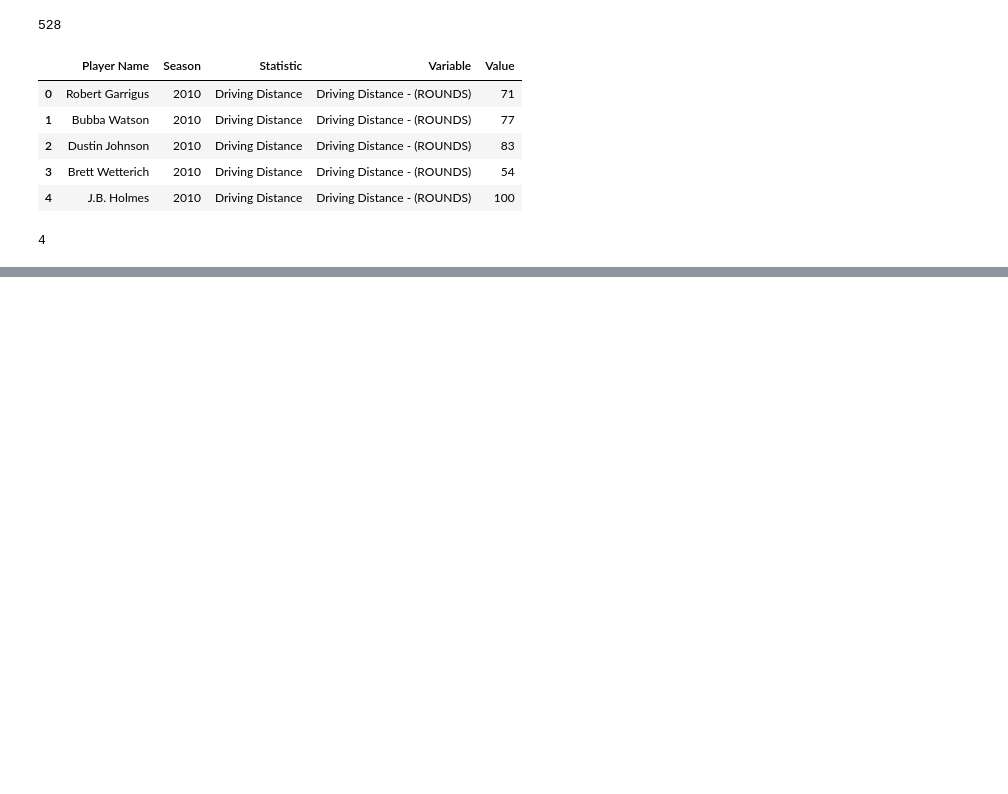
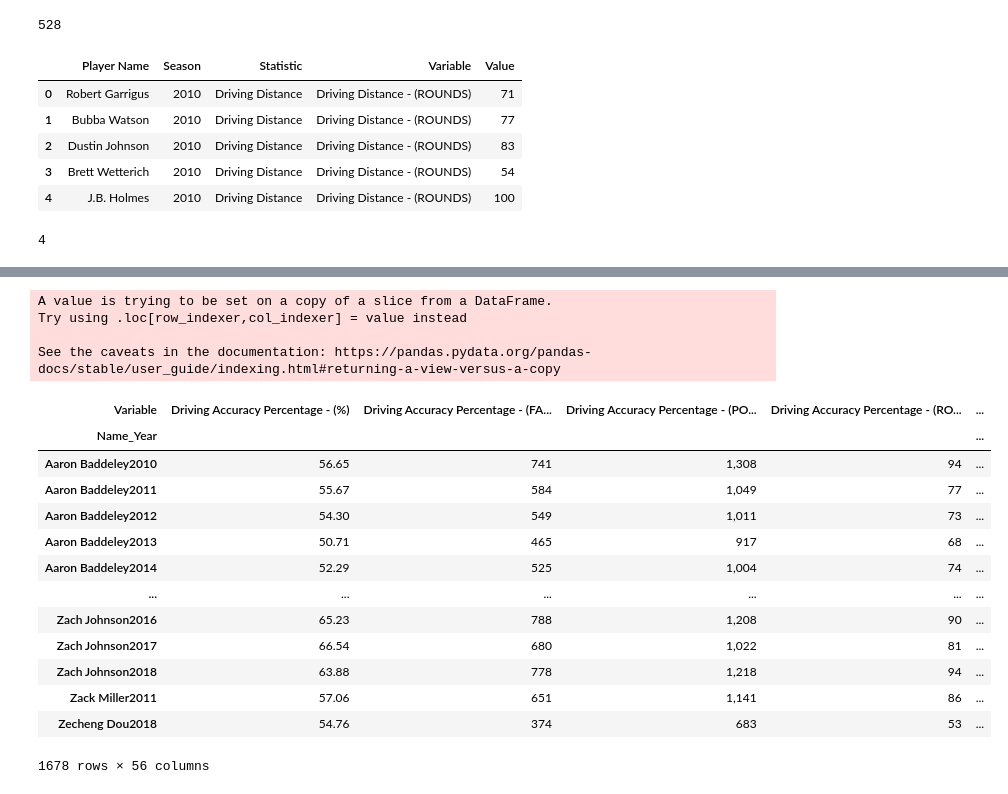
Before and after one commit to robertworkbuckley/DS-Unit-2-Applied-Modeling, a Jupyter notebook: module1-define-ml-problems/LS_DS_231_assignment.ipynb, the cells around one changed output, grey strips where cells are left out. Cells and saved outputs as stored; diff of their text form; code cells hidden in the pictures; blank space fills up the shorter version.

```diff
--- a/module1-define-ml-problems/LS_DS_231_assignment.ipynb
+++ b/module1-define-ml-problems/LS_DS_231_assignment.ipynb
@@ -156,0 +243,11 @@ bw_driving
+# %%
+drivinglist = ('Driving Distance', 'Driving Accuracy Percentage', 'Total Driving','Driving Pct. 300+ (All Drives)',
+       'Driving Pct. 280-300 (All Drives)',
+       'Driving Pct. 260-280 (All Drives)',
+       'Driving Pct. 240-260 (All Drives)',
+       'Driving Pct. <= 240 (All Drives)',
+'Driving Distance - All Drives', 'Left Rough Tendency',
+       'Right Rough Tendency', 'Missed Fairway Percent - Other',
+   )
+
+testdriving = df[df['Statistic'].isin(drivinglist)]
@@ -156,0 +270,27 @@ bw_driving
+# %%
+#Make name and year column
+testdriving['Name_Year'] = testdriving['Player Name'] + testdriving['Season'].astype('str')
+# %% [output]
+A value is trying to be set on a copy of a slice from a DataFrame.
+Try using .loc[row_indexer,col_indexer] = value instead
+
+See the caveats in the documentation: https://pandas.pydata.org/pandas-docs/stable/user_guide/indexing.html#returning-a-view-versus-a-copy
+# %%
+#Pivot, Make Variable column into multiple seperate columns
+testdriving = testdriving.pivot(index='Name_Year', columns='Variable', values='Value')
+testdriving
+# %% [output]
+| Variable | Driving Accuracy Percentage - (%) | Driving Accuracy Percentage - (FA... | Driving Accuracy Percentage - (PO... | Driving Accuracy Percentage - (RO... | ... |
+| Name_Year |  |  |  |  | ... |
+| Aaron Baddeley2010 | 56.65 | 741 | 1,308 | 94 | ... |
+| Aaron Baddeley2011 | 55.67 | 584 | 1,049 | 77 | ... |
+| Aaron Baddeley2012 | 54.30 | 549 | 1,011 | 73 | ... |
+| Aaron Baddeley2013 | 50.71 | 465 | 917 | 68 | ... |
+| Aaron Baddeley2014 | 52.29 | 525 | 1,004 | 74 | ... |
+| ... | ... | ... | ... | ... | ... |
+| Zach Johnson2016 | 65.23 | 788 | 1,208 | 90 | ... |
+| Zach Johnson2017 | 66.54 | 680 | 1,022 | 81 | ... |
+| Zach Johnson2018 | 63.88 | 778 | 1,218 | 94 | ... |
+| Zack Miller2011 | 57.06 | 651 | 1,141 | 86 | ... |
+| Zecheng Dou2018 | 54.76 | 374 | 683 | 53 | ... |
+1678 rows × 56 columns
```
Also changed, not shown: parts of 12 cells of this notebook, 1 other file.
